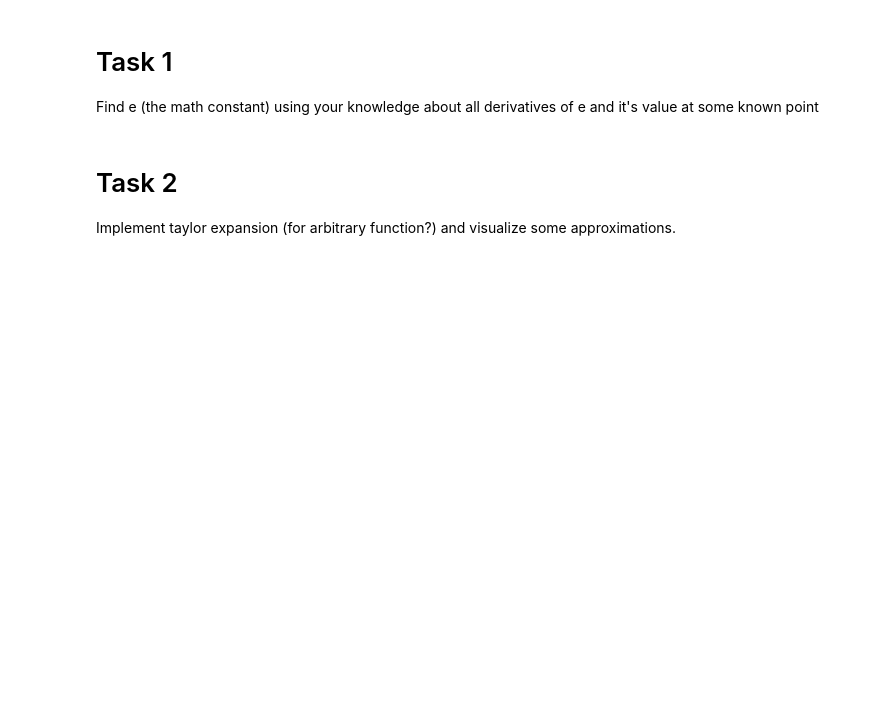
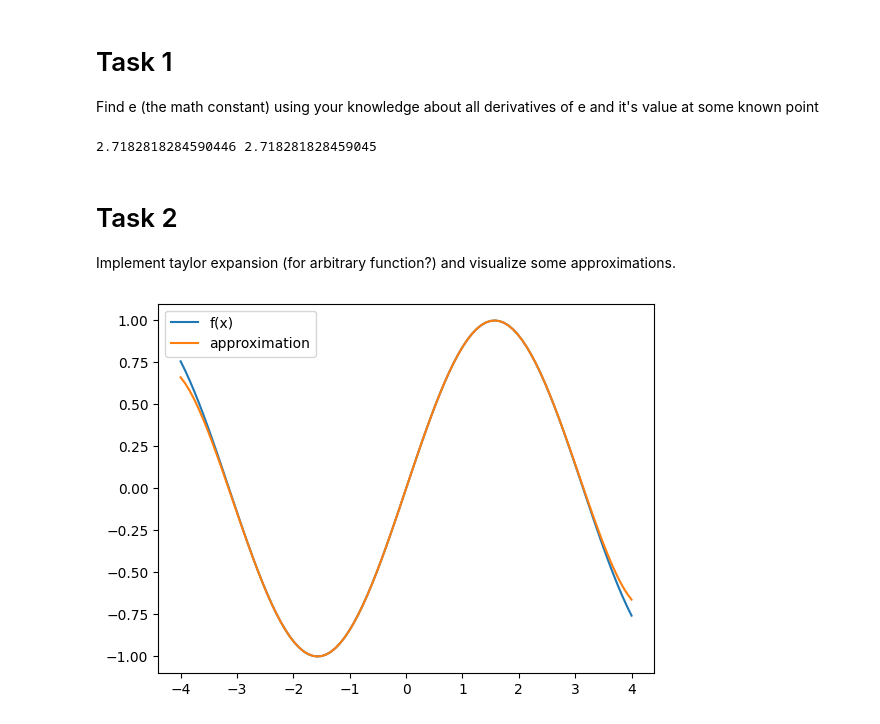
Before and after one commit to JanekDev/convex-optimization-exercises, a Jupyter notebook: ex1b_newton.ipynb, the cells around one changed output. Saved outputs shown, nothing was run; the diff lists cells and outputs as text; code cells hidden in the pictures; blank space fills up the shorter version.

Commit message:
finished newton? more like taylor

```diff
--- a/ex1b_newton.ipynb
+++ b/ex1b_newton.ipynb
@@ -22,8 +24,10 @@ Find e (the math constant) using your knowledge about all derivatives of e and i
 # %%
 import numpy as np
 def find_e(n):
-    return 1
+    return np.sum([1/(np.math.factorial(i)) for i in range(n)])
 print(find_e(20), np.e)
+# %% [output]
+2.7182818284590446 2.718281828459045
 # %% [markdown]
 # Task 2
 Implement taylor expansion (for arbitrary function?) and visualize some approximations.
@@ -42,23 +46,26 @@ def visualize(f, f_approx,a=-3,b=3,points_num=100,):
         plt.plot(x, f_approx, label="approximation")
         plt.legend()
         plt.show()
-# %%
-def fake_taylor_expansion(x, x_0, func, n):
-    #implement this here
-    return 1
+# %%
+def fake_taylor_expansion(x, x_0, func, n):
+    value = 0
+    derivative = func # yeah, 0th derivative is the function itself, I know
+    for i in range(n):
+        value += (x-x_0)**i / np.math.factorial(i) * derivative(anp.array(x_0))
+        derivative = autograd.grad(derivative)
+    return value
 # %%
-import autograd.numpy as anp
-import autograd
 func = anp.exp
-# func = anp.sin #from -4,4 perhaps?
+func = anp.sin #from -4,4 perhaps?
 
-degree = 7
-a,b = -5,5
-
+degree = 10
+a,b = -4,4
 
 my_approx_f = lambda x: fake_taylor_expansion(x, 0, func, n=degree)
 
 visualize(f=func,
               f_approx=my_approx_f,
               a=a,b=b,
               points_num=100)
+# %% [output]
+[figure, added]
```
Also changed, not shown: parts of 1 cell of this notebook.
